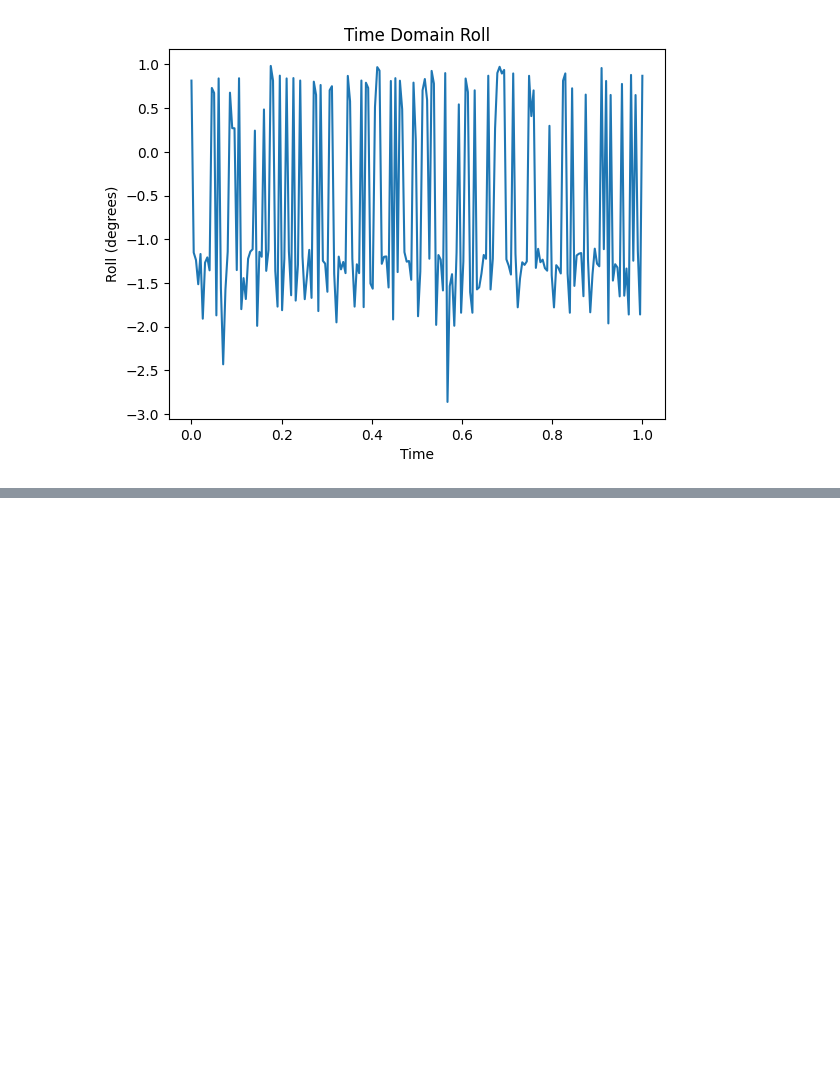
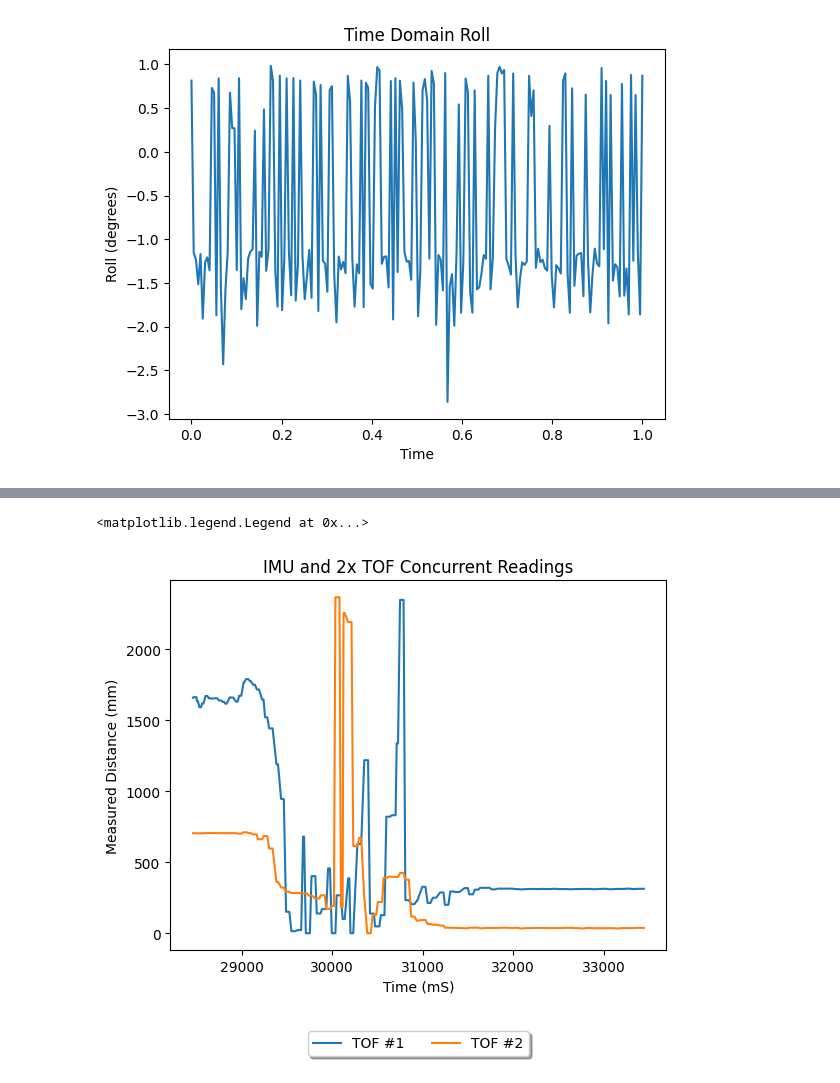
Before and after one commit to Kumagi360/Fast_Robots_Portfolio, a Jupyter notebook: lab4/ble_python/lab4.ipynb, the cells around one changed output, grey strips where cells are left out. Cells and saved outputs as stored; diff of their text form; code cells hidden in the pictures; blank space fills up the shorter version.

```diff
--- a/lab4/ble_python/lab4.ipynb
+++ b/lab4/ble_python/lab4.ipynb
@@ -130,0 +305,15 @@ Deprecated in NumPy 1.20; for more details and guidance: https://numpy.org/devdo
+# %%
+# Plot both TOFs' distance data
+
+plt.plot(time, ONEDist, label = "TOF #1")
+plt.plot(time, TWODist, label = "TOF #2")
+
+
+plt.title("IMU and 2x TOF Concurrent Readings")
+plt.xlabel("Time (mS)")
+plt.ylabel("Measured Distance (mm)")
+plt.legend(loc='upper center', bbox_to_anchor=(0.5, -0.2),
+          fancybox=True, shadow=True, ncol=5)
+# %% [output]
+<matplotlib.legend.Legend at 0x...>
+[figure, added]
```
Also changed, not shown: parts of 18 cells of this notebook, 3 other files.
